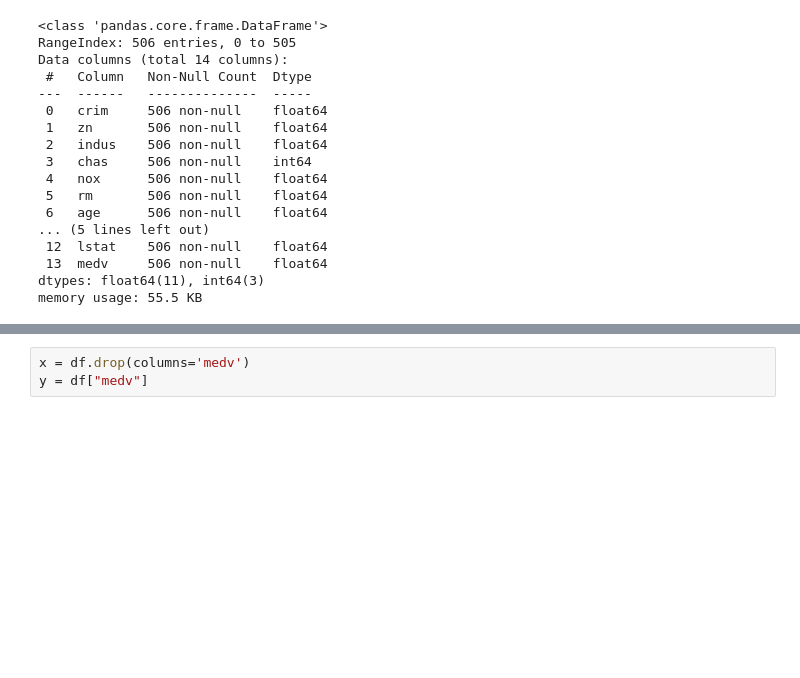
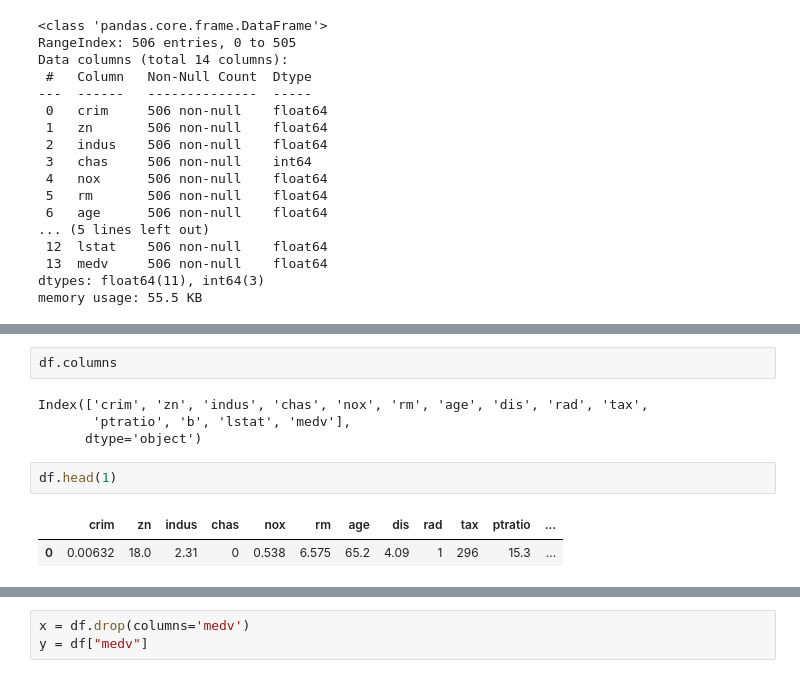
Before and after one commit to ravibalebilalu/project_may, a Jupyter notebook: notebook.ipynb, the cells around one changed output, grey strips where cells are left out. Drawn from its saved outputs; the diff is of its cells as text; blank space fills up the shorter version.

```diff
--- a/notebook.ipynb
+++ b/notebook.ipynb
@@ -50,6 +50,17 @@ df.describe()
 | 50% | 0.256510 | 0.000000 | 9.690000 | 0.000000 | 0.538000 | 6.208500 | 77.500000 | 3.207450 | 5.000000 | 330.000000 | 19.050000 | ... |
 | 75% | 3.677083 | 12.500000 | 18.100000 | 0.000000 | 0.624000 | 6.623500 | 94.075000 | 5.188425 | 24.000000 | 666.000000 | 20.200000 | ... |
 | max | 88.976200 | 100.000000 | 27.740000 | 1.000000 | 0.871000 | 8.780000 | 100.000000 | 12.126500 | 24.000000 | 711.000000 | 22.000000 | ... |
+# %%
+df.columns
+# %% [output]
+Index(['crim', 'zn', 'indus', 'chas', 'nox', 'rm', 'age', 'dis', 'rad', 'tax',
+       'ptratio', 'b', 'lstat', 'medv'],
+      dtype='object')
+# %%
+df.head(1)
+# %% [output]
+|  | crim | zn | indus | chas | nox | rm | age | dis | rad | tax | ptratio | ... |
+| 0 | 0.00632 | 18.0 | 2.31 | 0 | 0.538 | 6.575 | 65.2 | 4.09 | 1 | 296 | 15.3 | ... |
 # %%
 plt.figure(figsize=(16,9))
 sns.heatmap(df.corr(method="spearman"),annot=True,cmap="viridis",linewidths=1)
```
Also changed, not shown: parts of 3 cells of this notebook, 3 other files.
